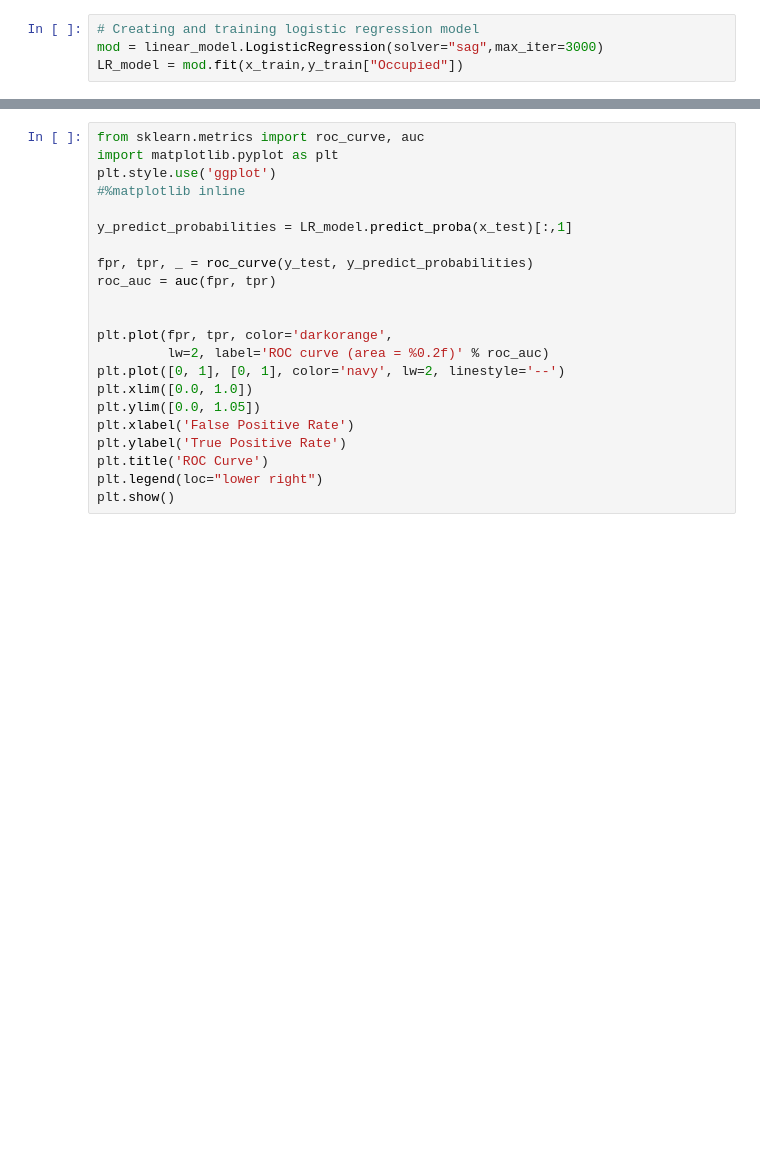
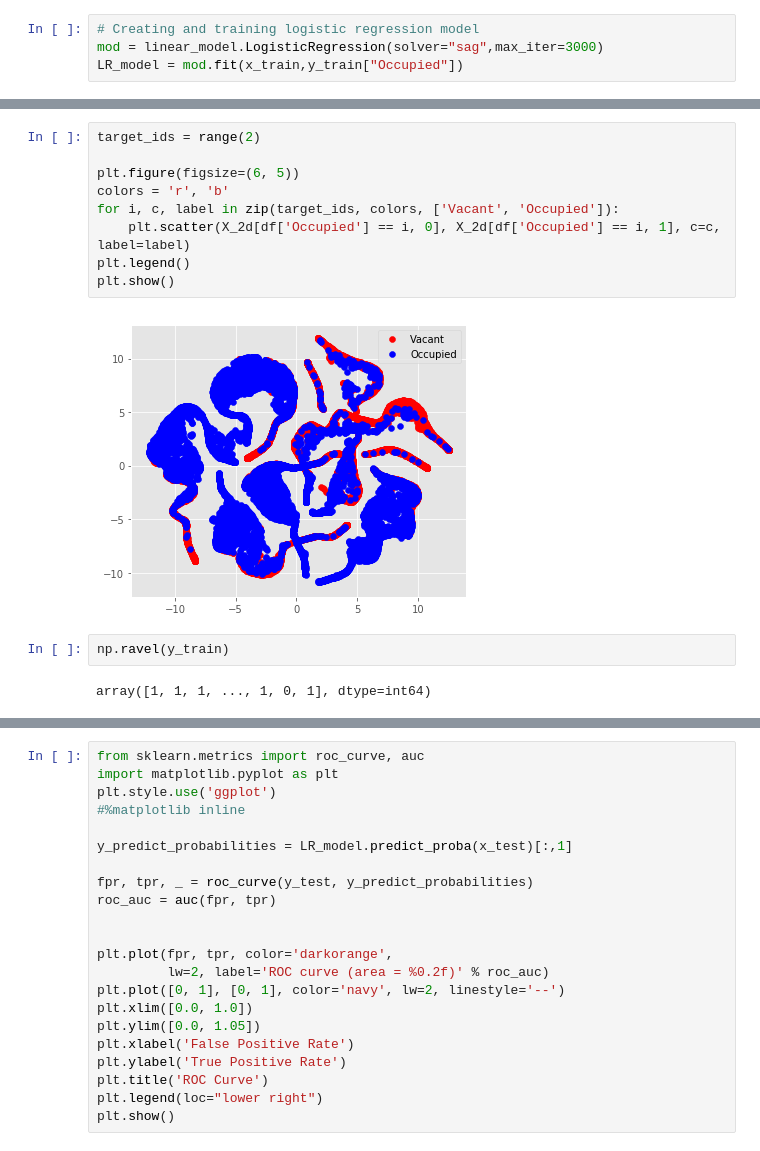
Before and after one commit to LMSlaugh/ecs171proj, a Jupyter notebook: Model Evaluation/LogisticRegression.ipynb, the cells around one changed output, grey strips where cells are left out. Cells and saved outputs as stored; diff of their text form; blank space fills up the shorter version.

```diff
--- a/Model Evaluation/LogisticRegression.ipynb
+++ b/Model Evaluation/LogisticRegression.ipynb
@@ -52,0 +110,15 @@ df
+# %%
+target_ids = range(2)
+
+plt.figure(figsize=(6, 5))
+colors = 'r', 'b'
+for i, c, label in zip(target_ids, colors, ['Vacant', 'Occupied']):
+    plt.scatter(X_2d[df['Occupied'] == i, 0], X_2d[df['Occupied'] == i, 1], c=c, label=label)
+plt.legend()
+plt.show()
+# %% [output]
+[figure, added]
+# %%
+np.ravel(y_train)
+# %% [output]
+array([1, 1, 1, ..., 1, 0, 1], dtype=int64)
```
Also changed, not shown: parts of 10 cells of this notebook, 5 other files.
